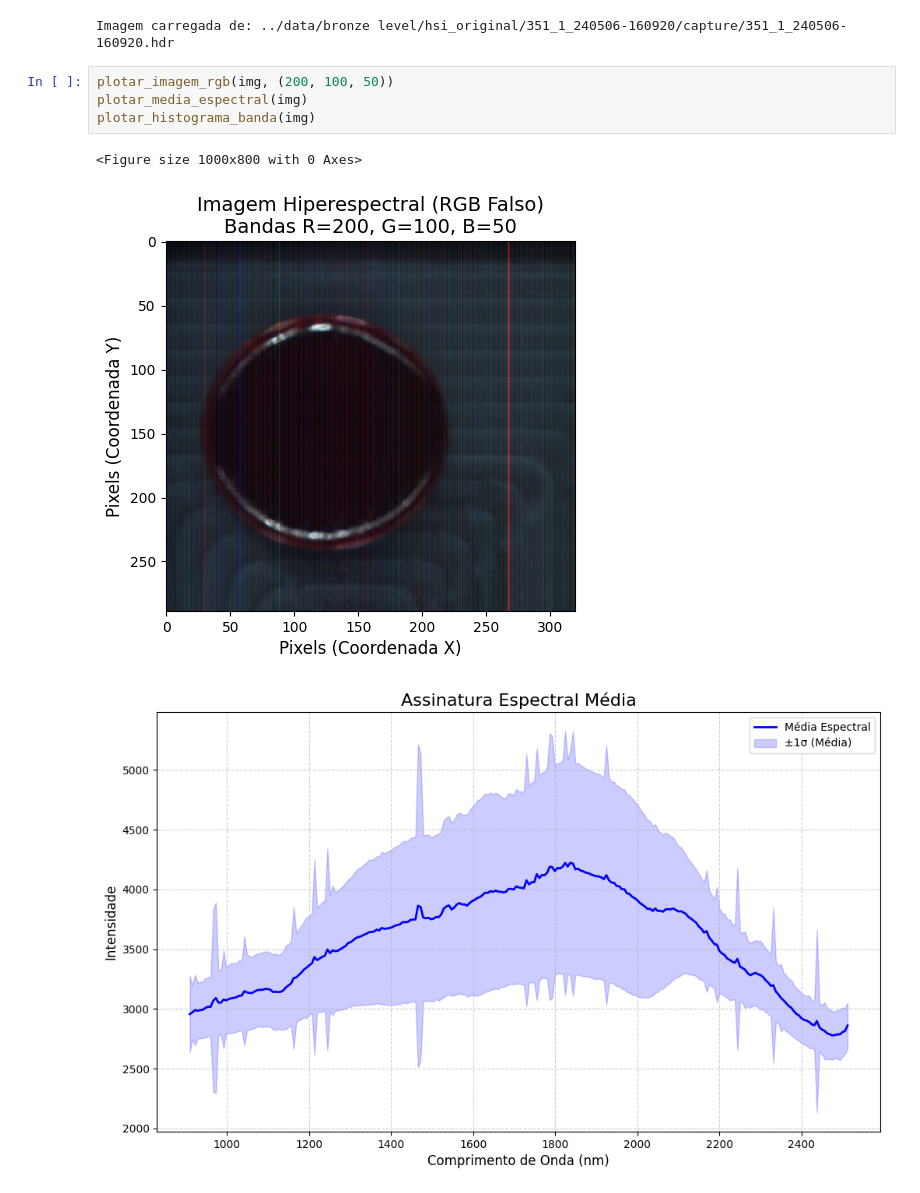
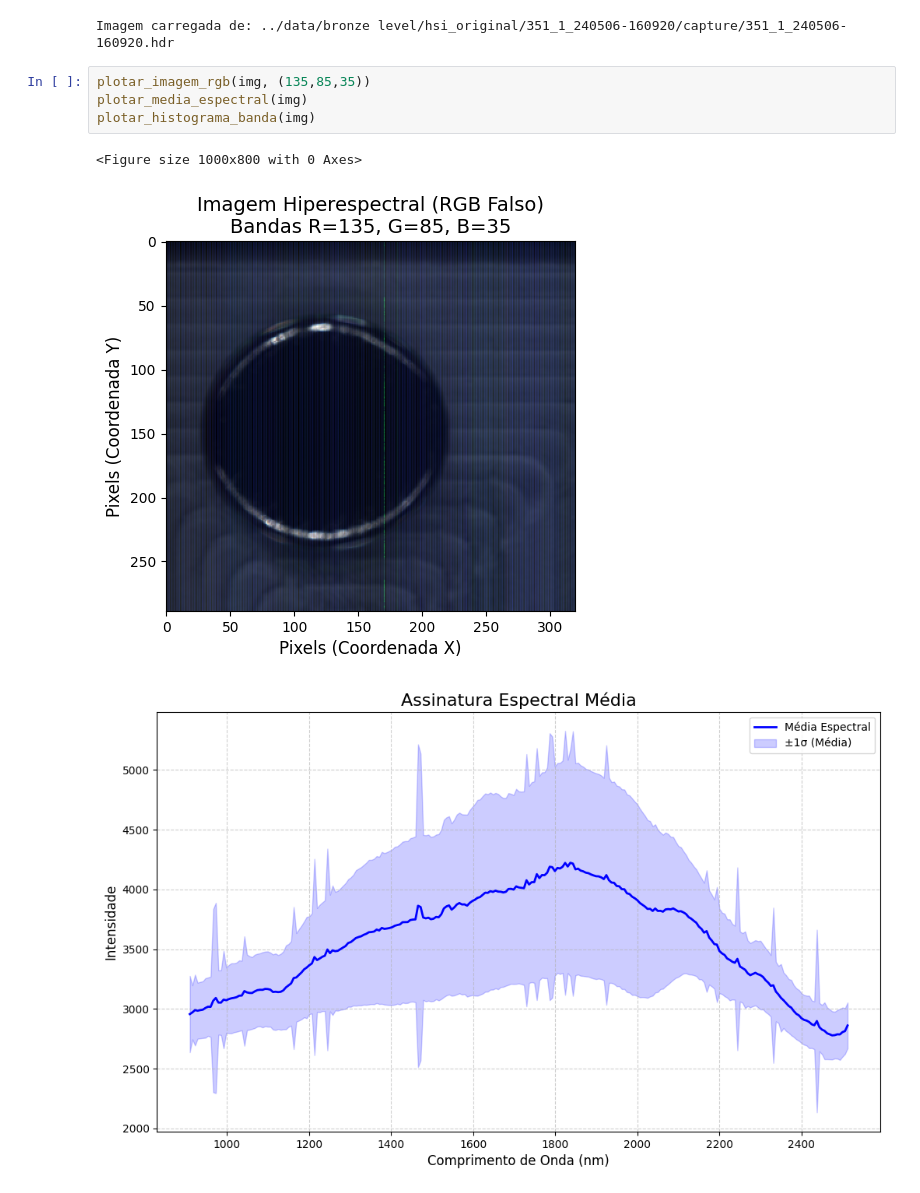
Before and after one commit to Athurgomes/HSI-Pipeline-Automation, a Jupyter notebook: notebooks/1.0-analise_dados_brutos.ipynb, the cells around one changed output. Saved outputs shown, nothing was run; the diff lists cells and outputs as text.

```diff
--- a/notebooks/1.0-analise_dados_brutos.ipynb
+++ b/notebooks/1.0-analise_dados_brutos.ipynb
@@ -30,12 +30,12 @@ except FileNotFoundError:
 # %% [output]
 Imagem carregada de: ../data/bronze level/hsi_original/351_1_240506-160920/capture/351_1_240506-160920.hdr
 # %%
-plotar_imagem_rgb(img, (200, 100, 50))
+plotar_imagem_rgb(img, (135,85,35))
 plotar_media_espectral(img)
 plotar_histograma_banda(img)
 # %% [output]
 <Figure size 1000x800 with 0 Axes>
-[figure, old version]
+[figure, new version]
 [figure]
 [figure]
 Formato do cubo (shape): (289, 320, 256)
```
Also changed, not shown: 8 other files.
